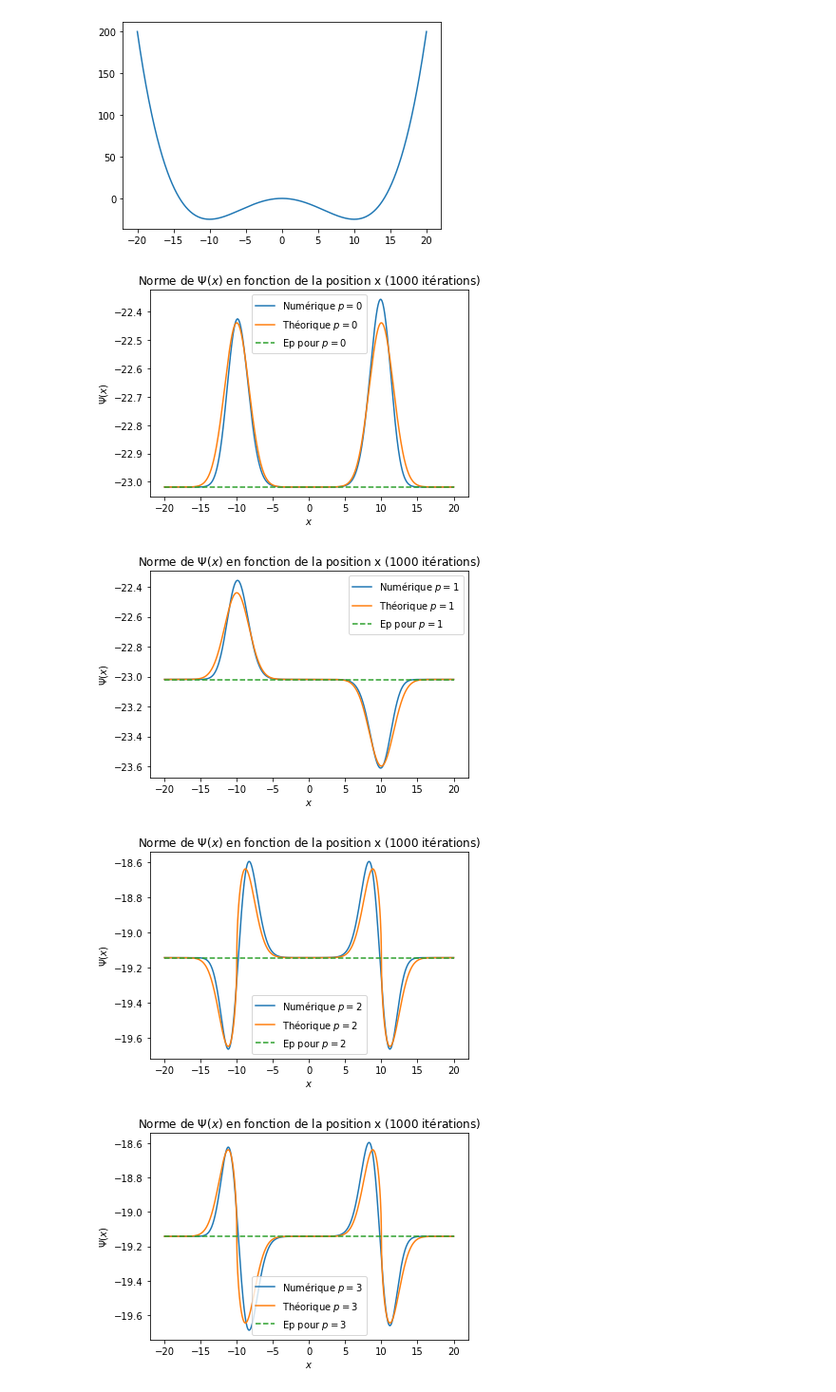
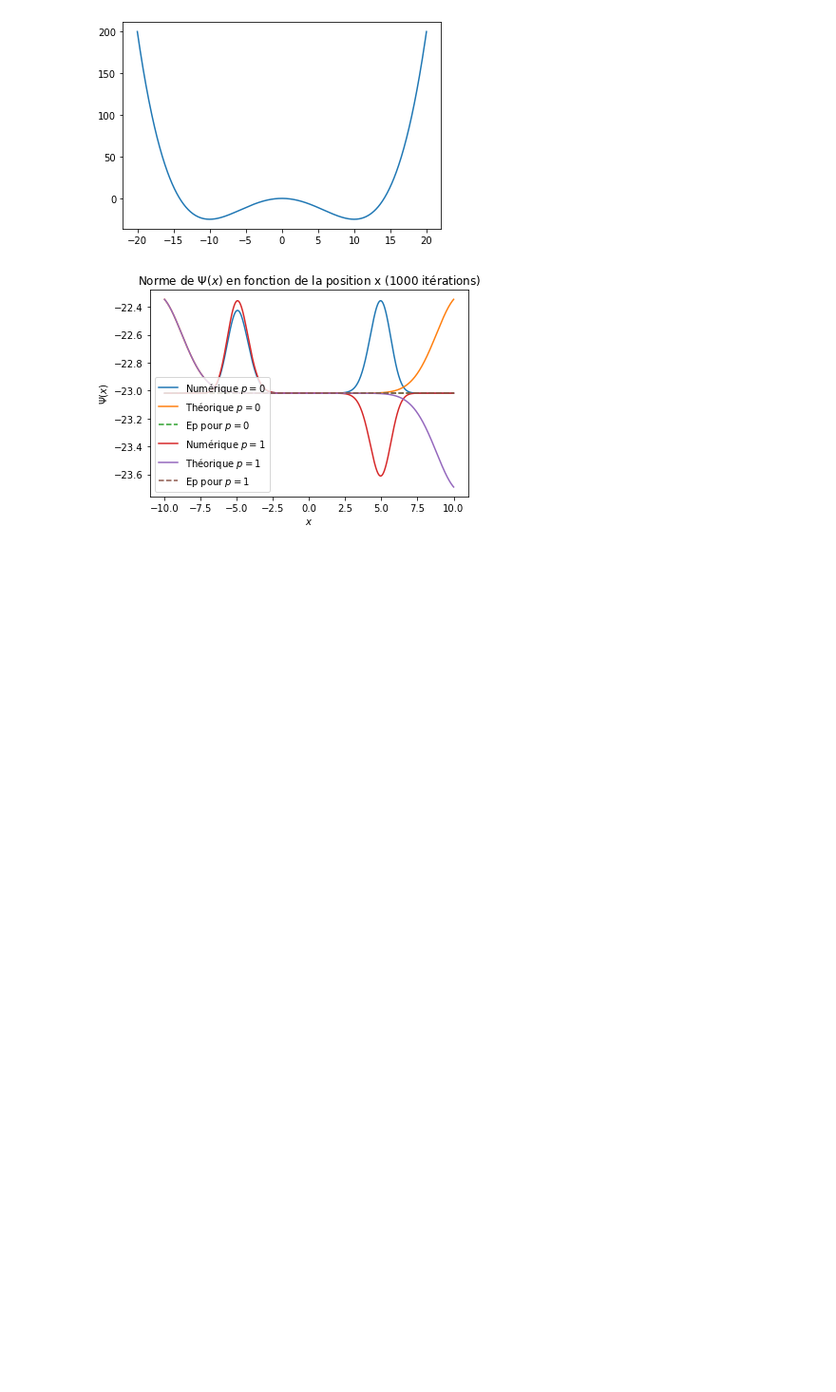
Before and after one commit to lucasboistay/shrodinger_simulation, a Jupyter notebook: arthur.ipynb, the cells around one changed output. Shown at 95% size. Drawn from its saved outputs; the diff is of its cells as text; code cells hidden in the pictures; blank space fills up the shorter version.

```diff
--- a/arthur.ipynb
+++ b/arthur.ipynb
@@ -139,15 +139,16 @@ def get_psi(V):
 # On crée la fonction pour afficher les graphiques
 
 def get_graph(w,v,name,theorical_psi,Ep):
-    plt.plot(x,v[Ep]+w[Ep],label="Numérique $p=%i$" %Ep)
-    plt.plot(x,theorical_psi(Ep)+w[Ep],label = "Théorique $p=%i$" %Ep)
-    plt.plot(x,energie_pot(Ep,w),"--",label = "Ep pour $p=%i$" %Ep)
+    for i in range(Ep):
+        plt.plot(x,v[i]+w[i],label="Numérique $p=%i$" %i)
+        plt.plot(x,theorical_psi(i)+w[i],label = "Théorique $p=%i$" %i)
+        plt.plot(x,energie_pot(i,w),"--",label = "Ep pour $p=%i$" %i)
     plt.xlabel('$x$')
     plt.ylabel('$\Psi(x)$')
     plt.title('Norme de $\Psi(x)$ en fonction de la position x (%i itérations)' %N)
-    plt.legend()
-    plt.savefig('document/psi_fonction_de_x_%s_n%i.pdf' %(name,N),format='pdf')
-    plt.savefig('document/psi_fonction_de_x_%s_n%i' %(name,N))
+    plt.legend(bbox_to_anchor=(1.05,1.0),loc='upper left')
+    plt.savefig('etat_stationnaire/document/psi_fonction_de_x_%s_n%i.pdf' %(name,N),format='pdf')
+    plt.savefig('etat_stationnaire/document/psi_fonction_de_x_%s_n%i' %(name,N))
     plt.show()
 # %%
 w,v = get_psi(V)
@@ -189,10 +190,10 @@ get_graph(w,v,"harmonique",psi_theo_harmonique,1)
 V3 = np.zeros(N)
 
 #Définition des variables
-energie_p = 0.05
-energie = energie_p*0.95
+energie_p = 5
+energie = energie_p*0.99
 alpha = np.sqrt(2*(energie_p-energie))
-length = 1/alpha
+length = 50
 
 #Définition du potentiel
 for i in range(N):
@@ -256,34 +264,20 @@ plt.show()
 # %%
 #psi_numerique
 w,v = get_psi(V4)
 
 #psi_theorique
 def psi_theo_doublepuits(p):
     psi_theo = np.zeros(N)
-    b = 1/(2*np.sqrt(a))
+    b = (L+a)/2
     harmo_g = psi_theo_harmo(int(round(p/2.1,0)),b)
     harmo_d = psi_theo_harmo(int(round(p/2.1,0)),-b)
-    d = 1
-    g = 1
-    if p == 1 or p == 2 or p == 3 or p == 6:
-        d = -1
-    if p == 3 or p == 5:
-        g = -1
+
     for i in range(N):
-        psi_theo[i] = (g*harmo_g[i]+d*harmo_d[i])
+        psi_theo[i] = (harmo_g[i]+(-1)**p*harmo_d[i])
 
 
     return normalize(psi_theo,dx)
 
-get_graph(w,v,"double puit",psi_theo_doublepuits,0)
-get_graph(w,v,"double puit",psi_theo_doublepuits,1)
-get_graph(w,v,"double puit",psi_theo_doublepuits,2)
-get_graph(w,v,"double puit",psi_theo_doublepuits,3)
-get_graph(w,v,"double puit",psi_theo_doublepuits,4)
-get_graph(w,v,"double puit",psi_theo_doublepuits,5)
-get_graph(w,v,"double puit",psi_theo_doublepuits,6)
+get_graph(w,v,"double_puit",psi_theo_doublepuits,2)
 # %% [output]
-[figure, old version]
+[figure, new version]
-[figure, removed]
-[figure, removed]
-[figure, removed]
```
Also changed, not shown: parts of 8 cells of this notebook.
